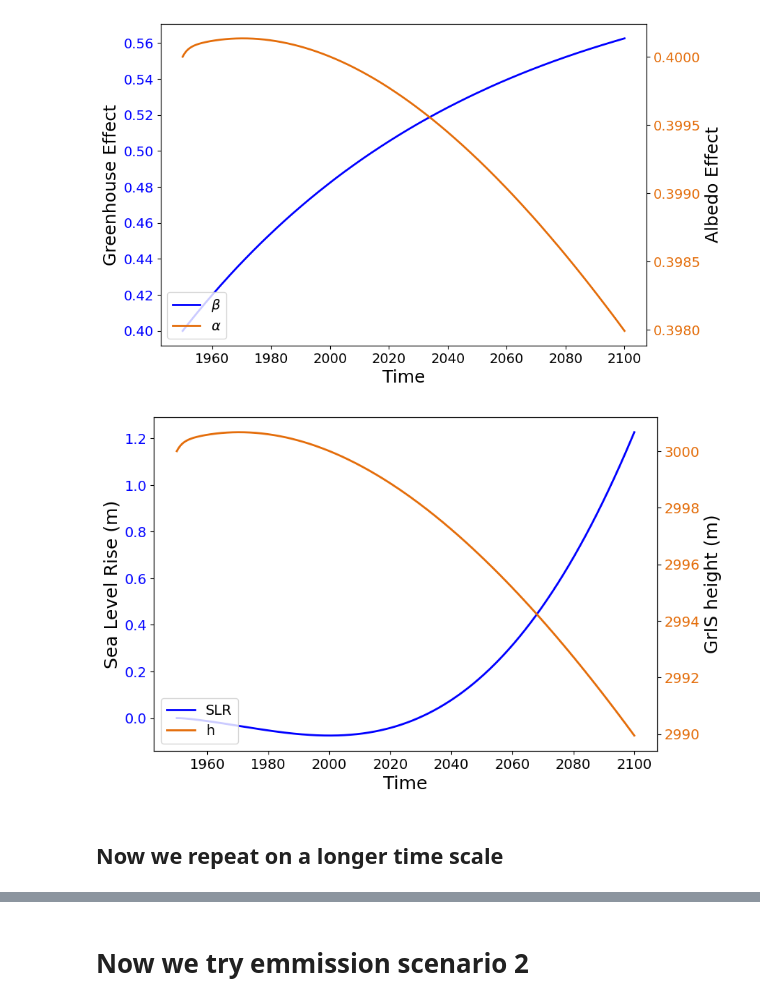
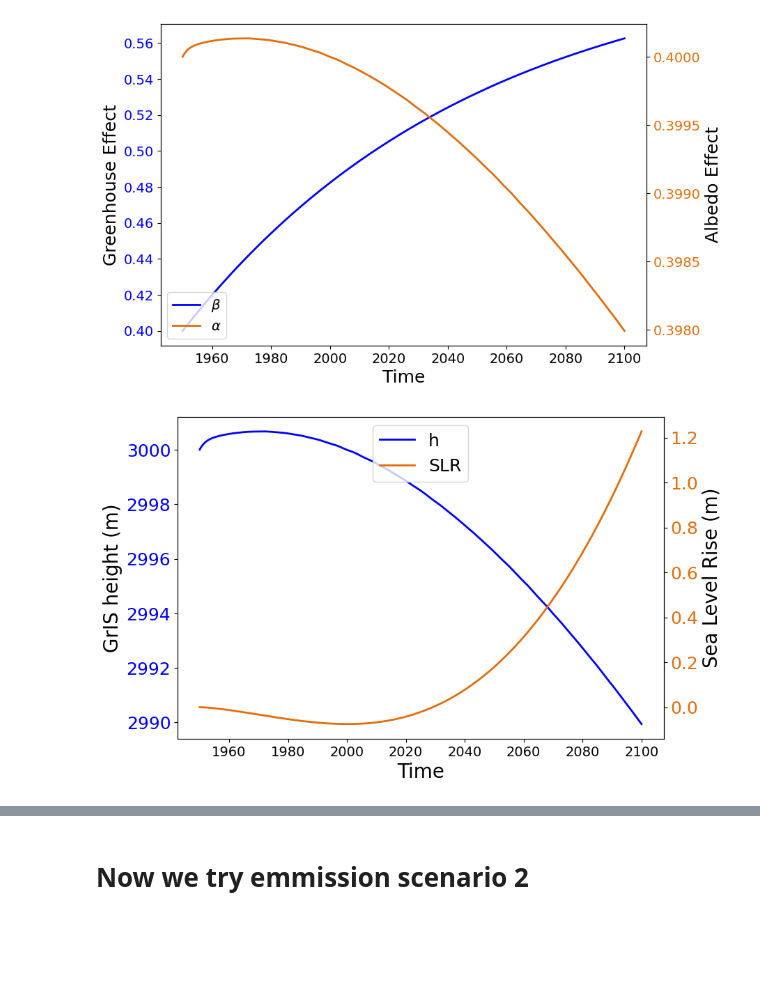
Before and after one commit to Sez26/MMSD, a Jupyter notebook: Question2/TipPoint_06.ipynb, the cells around one changed output, grey strips where cells are left out. Drawn from its saved outputs; the diff is of its cells as text; code cells hidden in the pictures; blank space fills up the shorter version.

```diff
--- a/Question2/TipPoint_06.ipynb
+++ b/Question2/TipPoint_06.ipynb
@@ -166,28 +166,26 @@ plt.show()
 # %%
 # Plot the results
 fig1, ax1 = plt.subplots(figsize=(9, 6))
 
 ax1.plot(sol_2100_lin.t, sol_2100_lin.y[3], label="h", color="blue", linewidth = 2)
 ax2 = ax1.twinx()
 ax2.plot(sol_2100_lin.t, sol_2100_lin.y[4], label="SLR", color="#e46d0a", linewidth = 2)
 
 
-ax1.set_xlabel("Time", fontdict={'fontsize':18})
-ax1.set_ylabel("Sea Level Rise (m)", fontdict={'fontsize':18})
-ax1.tick_params(axis="y", labelcolor="blue", labelsize=14)
+ax1.set_xlabel("Time", fontdict={'fontsize':20})
+ax1.set_ylabel("GrIS height (m)", fontdict={'fontsize':20})
+ax1.tick_params(axis="y", labelcolor="blue", labelsize=18)
 ax1.tick_params(axis="x", labelsize=14)
-ax2.set_ylabel("GrIS height (m)", fontdict={'fontsize':18})
-ax2.tick_params(axis="y", labelcolor="#e46d0a", labelsize=14)
+ax2.set_ylabel("Sea Level Rise (m)", fontdict={'fontsize':20})
+ax2.tick_params(axis="y", labelcolor="#e46d0a", labelsize=18)
 
 # Collect all handles and labels
 handles, labels = ax1.get_legend_handles_labels()  # Get bar chart legends
 handles2, labels2 = ax2.get_legend_handles_labels()  # Get line plot legend
 all_handles = handles + handles2
 all_labels = labels + labels2
 # Create a single combined legend in the upper left
-ax1.legend(all_handles, all_labels, loc="lower left", fontsize=14)
+ax1.legend(all_handles, all_labels, loc="upper center", fontsize=18)
 plt.show()
 # %% [output]
-[figure, old version]
+[figure, new version]
-# %% [markdown]
-## Now we repeat on a longer time scale
```
Also changed, not shown: parts of 6 cells of this notebook, 3 other files.
